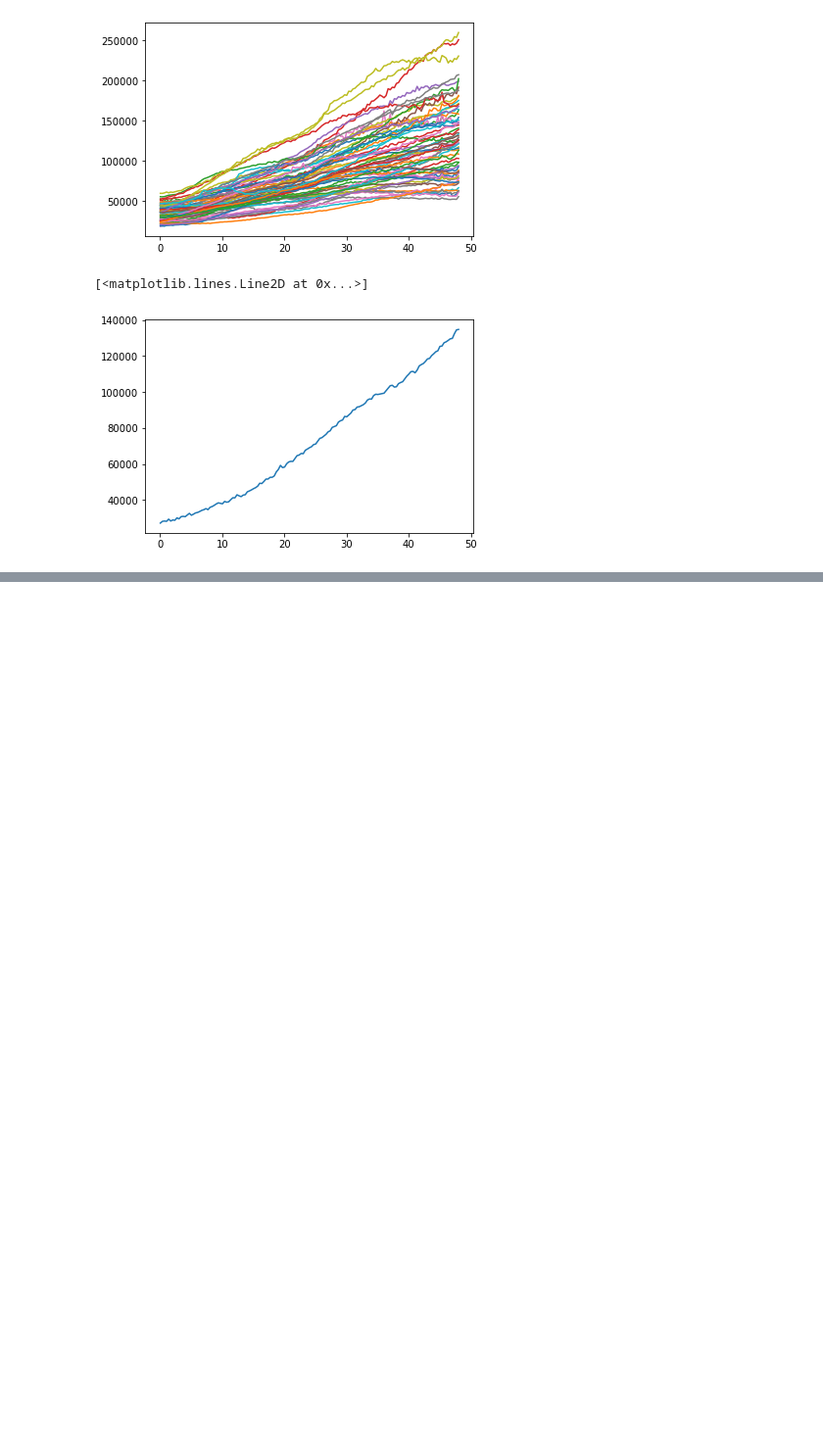
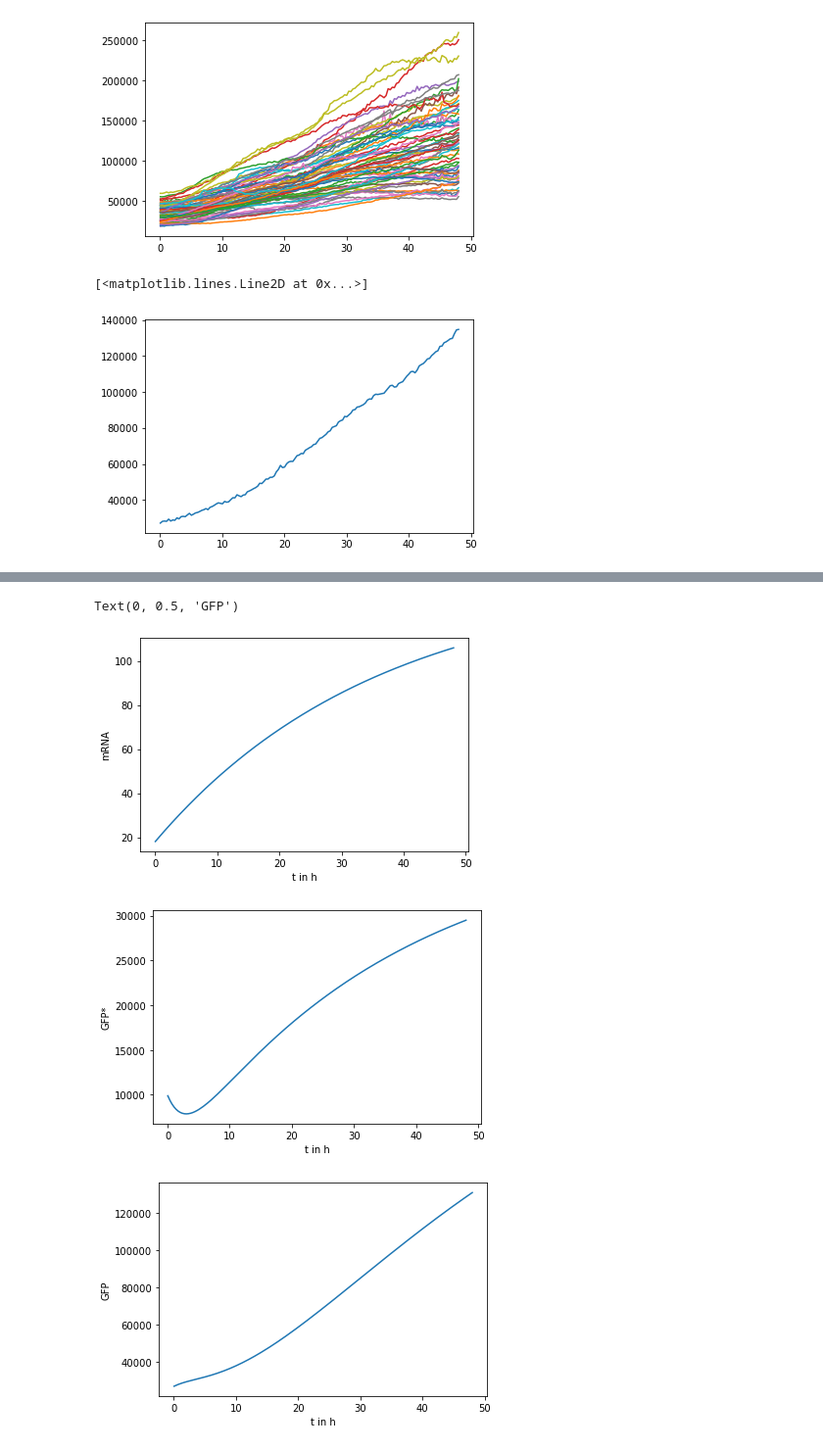
Before and after one commit to hstrey/DEGLITer2_modeling, a Jupyter notebook: blast analysis.ipynb, the cells around one changed output, grey strips where cells are left out. Shown: that part at 98% size. Drawn from its saved outputs; the diff is of its cells as text; code cells hidden in the pictures; blank space fills up the shorter version.

```diff
--- a/blast analysis.ipynb
+++ b/blast analysis.ipynb
@@ -164,3 +187,22 @@ print(out.fit_report(min_correl=0.25))
+# %%
+fit_all = DE_model_full.eval(out.params,t=time_ill)
+plt.figure()
+plt.plot(time_ill,fit_all.T[0])
+plt.xlabel("t in h")
+plt.ylabel("mRNA")
+plt.figure()
+plt.plot(time_ill,fit_all.T[1])
+plt.xlabel("t in h")
+plt.ylabel("GFP*")
+plt.figure()
+plt.plot(time_ill,fit_all.T[2])
+plt.xlabel("t in h")
+plt.ylabel("GFP")
+# %% [output]
+Text(0, 0.5, 'GFP')
+[figure, added]
+[figure, added]
+[figure, added]
 # %%
 plt.plot(time_ill,datay,"o")
 plt.plot(time_ill, out.best_fit, 'r-')
```
Also changed, not shown: parts of 5 cells of this notebook, 2 other files.
